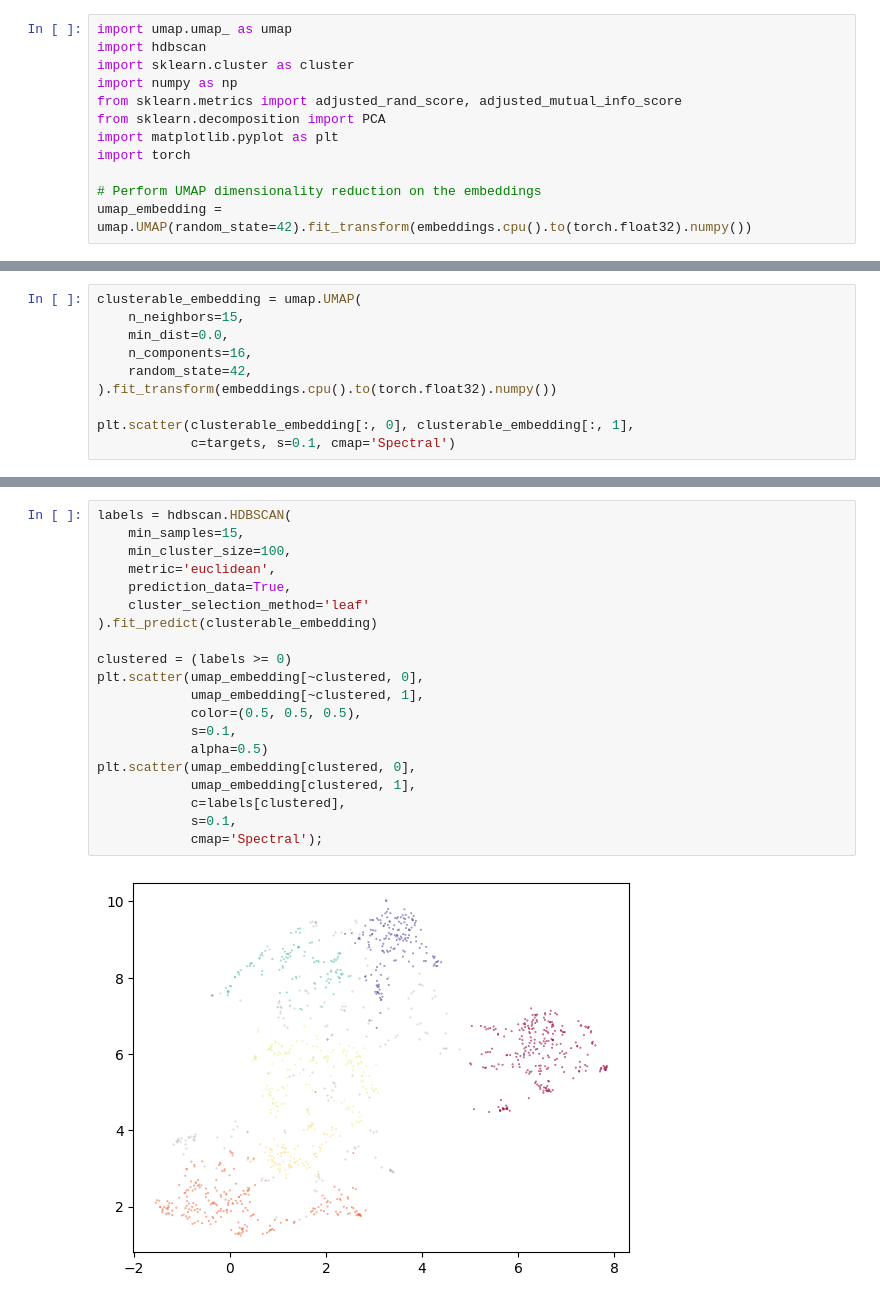
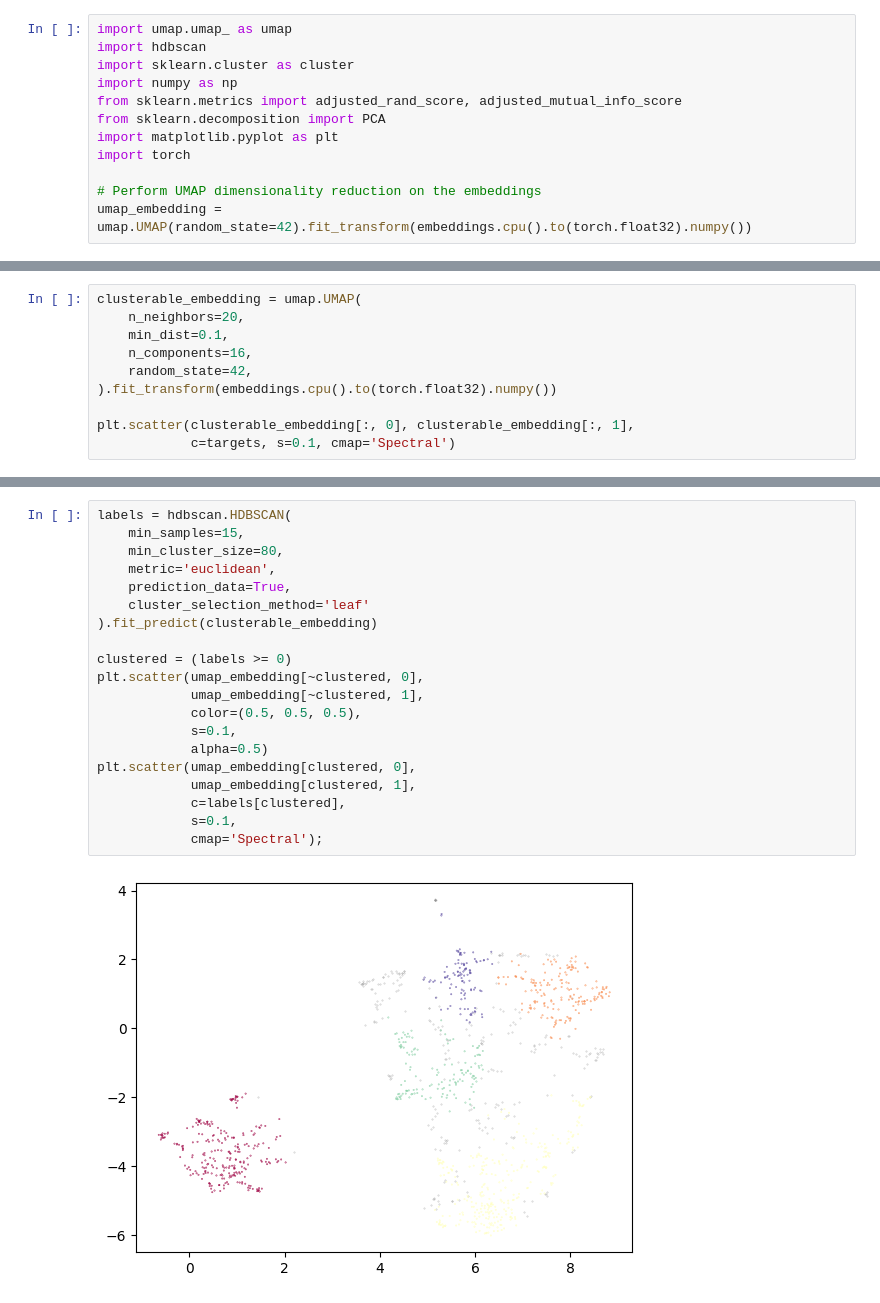
Before and after one commit to EtienneDNL/DTI5125_Assignment2, a Jupyter notebook: embeddings_UMAP_HDBSCAN.ipynb, the cells around one changed output, grey strips where cells are left out. Drawn from its saved outputs; the diff is of its cells as text.

```diff
--- a/embeddings_UMAP_HDBSCAN.ipynb
+++ b/embeddings_UMAP_HDBSCAN.ipynb
@@ -83,7 +83,7 @@ plt.scatter(umap_embedding[:, 0], umap_embedding[:, 1], c=targets, s=0.1, cmap='
 # %%
 clusterable_embedding = umap.UMAP(
-    n_neighbors=15,
-    min_dist=0.0,
+    n_neighbors=20,
+    min_dist=0.1,
     n_components=16,
     random_state=42,
 ).fit_transform(embeddings.cpu().to(torch.float32).numpy())
@@ -96,22 +96,22 @@ plt.scatter(clusterable_embedding[:, 0], clusterable_embedding[:, 1],
 # %%
 labels = hdbscan.HDBSCAN(
     min_samples=15,
-    min_cluster_size=100,
+    min_cluster_size=80,
     metric='euclidean',
     prediction_data=True,
     cluster_selection_method='leaf'
 ).fit_predict(clusterable_embedding)
 
 clustered = (labels >= 0)
 plt.scatter(umap_embedding[~clustered, 0],
             umap_embedding[~clustered, 1],
             color=(0.5, 0.5, 0.5),
             s=0.1,
             alpha=0.5)
 plt.scatter(umap_embedding[clustered, 0],
             umap_embedding[clustered, 1],
             c=labels[clustered],
             s=0.1,
             cmap='Spectral');
 # %% [output]
-[figure, old version]
+[figure, new version]
```
Also changed, not shown: parts of 3 cells of this notebook, 3 other files.
